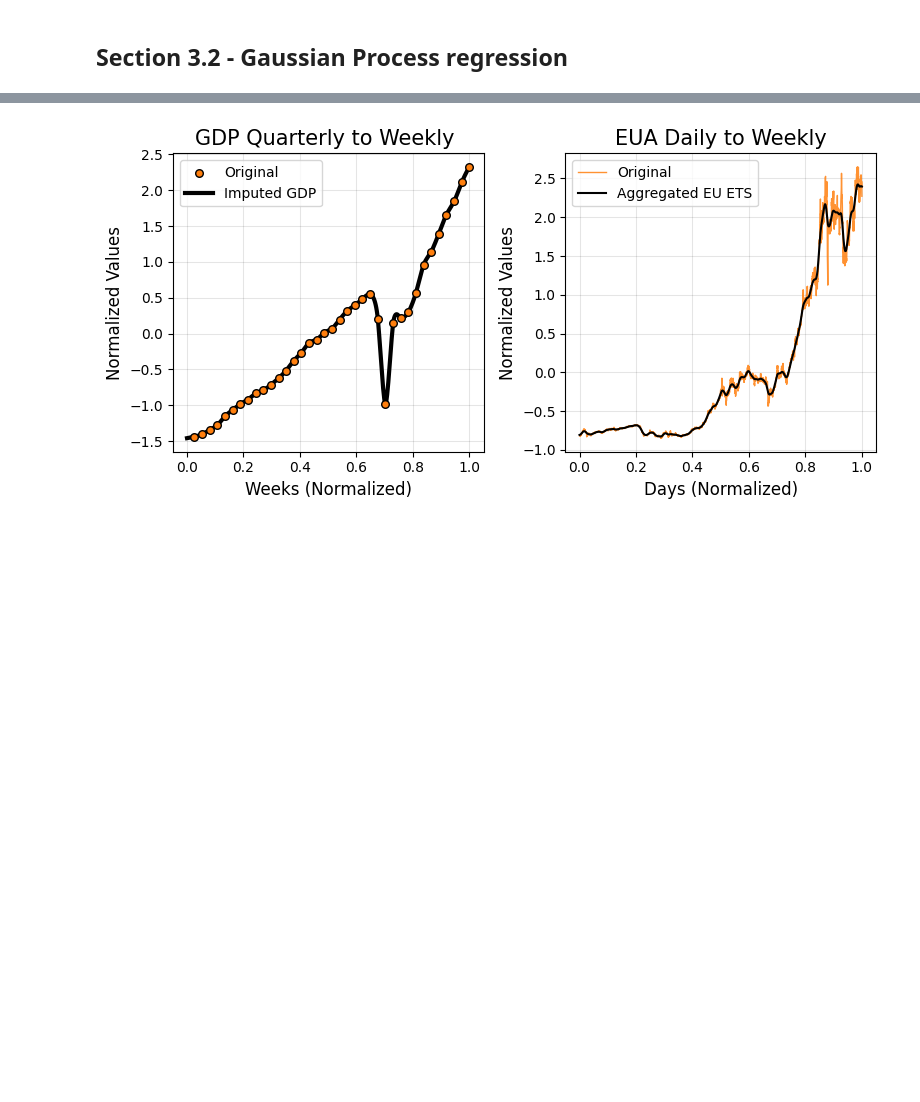
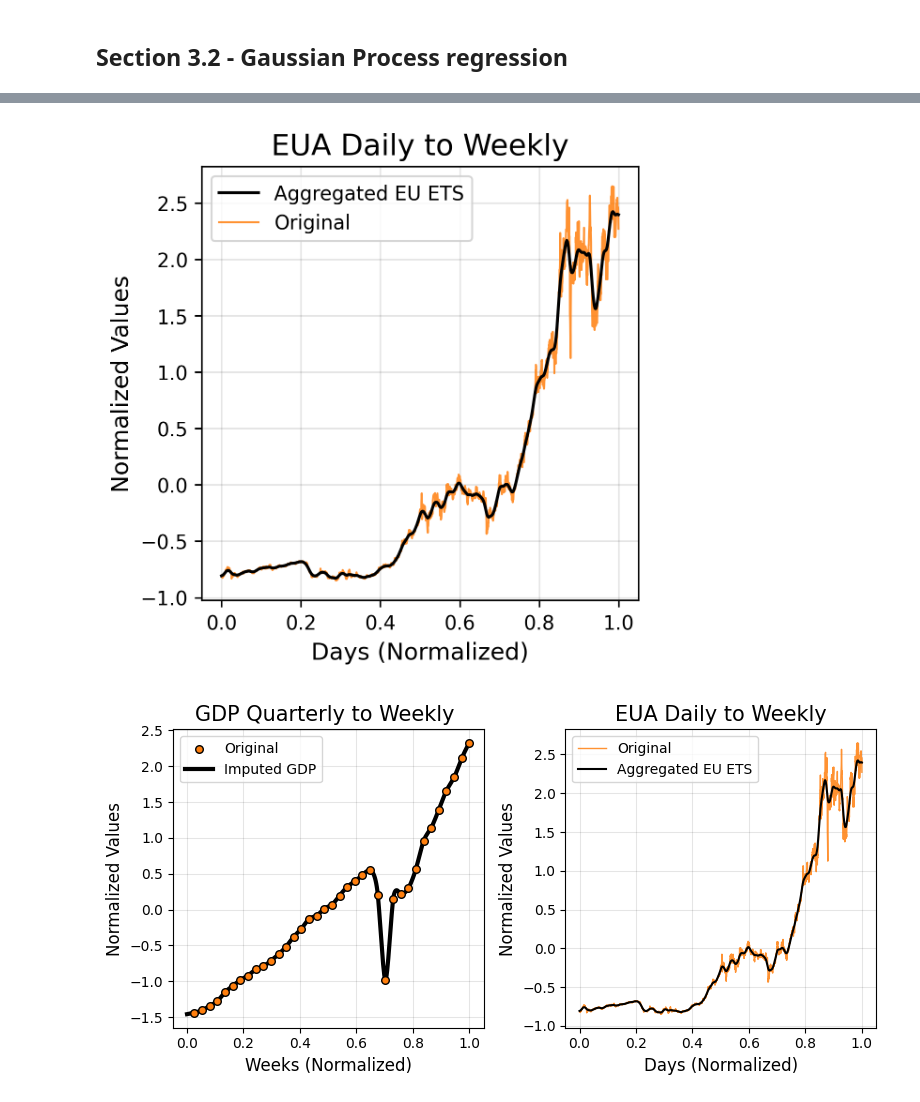
Before and after one commit to SaveChris/Inf-Imb-for-EUA23, a Jupyter notebook: SRC/Sec_3_Methodology.ipynb, the cells around one changed output, grey strips where cells are left out. Saved outputs shown, nothing was run; the diff lists cells and outputs as text; code cells hidden in the pictures; blank space fills up the shorter version.

```diff
--- a/SRC/Sec_3_Methodology.ipynb
+++ b/SRC/Sec_3_Methodology.ipynb
@@ -60 +72,13 @@ y_pred_2 = predict_gp(xs_2, ys_2, x_final_2, error=err_2, nu = 1)
+# %%
+fig, ax = plt.subplots(figsize=(4,4), dpi=300)
+ax.plot(x_final_2, y_pred_2, 'k', zorder=20, color = 'k', label="Aggregated EU ETS")
+ax.plot(xs_2, df_ds_2['eua_last'], label="Original", zorder=10, lw=1, color ='tab:orange', alpha = 0.85)
+ax.set_title('EUA Daily to Weekly', fontsize=15)
+ax.set_ylabel('Normalized Values', fontsize=12)
+ax.set_xlabel('Days (Normalized)', fontsize=12)
+ax.grid(axis='both',color="black", alpha=.1)
+plt.legend()
+plt.show()
+# %% [output]
+[figure, added]
 # %%
```
Also changed, not shown: parts of 2 cells of this notebook, 1 other file.
